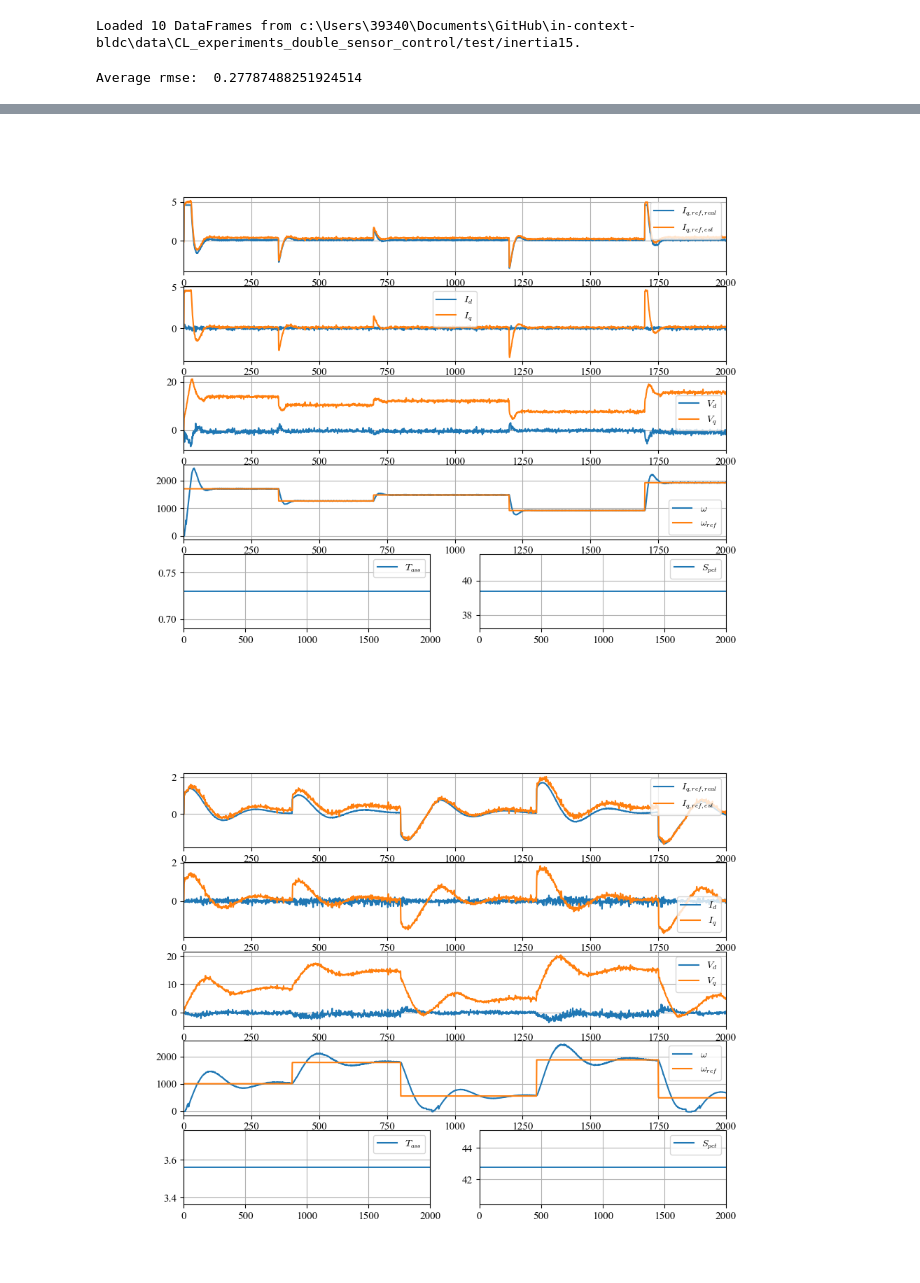
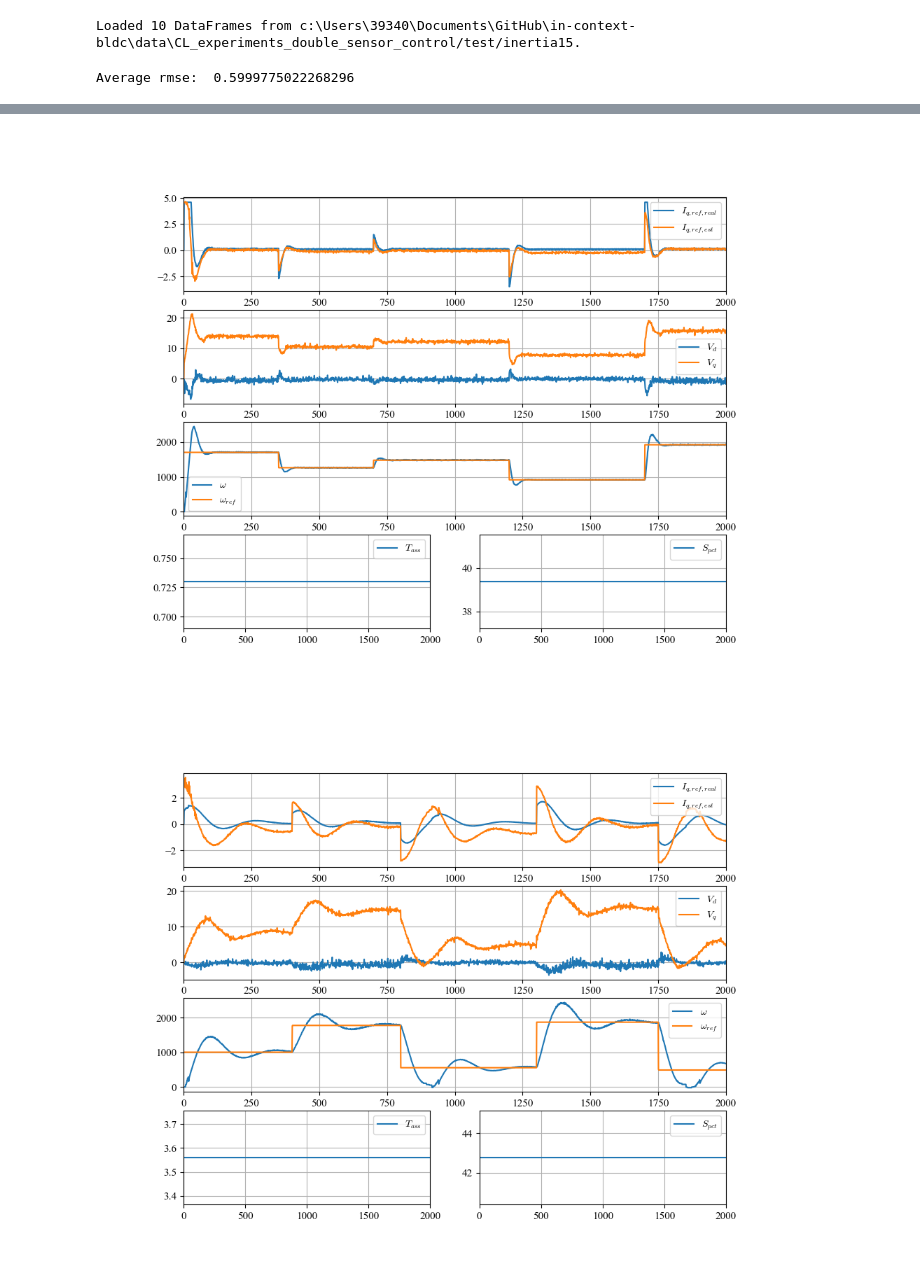
Before and after one commit to buswayne/in-context-bldc, a Jupyter notebook: speed_controller/test_zerostep_no_curr.ipynb, the cells around one changed output, grey strips where cells are left out. Drawn from its saved outputs; the diff is of its cells as text; code cells hidden in the pictures.

```diff
--- a/speed_controller/test_zerostep_no_curr.ipynb
+++ b/speed_controller/test_zerostep_no_curr.ipynb
@@ -31,7 +31,7 @@ plt.rcParams['axes.xmargin']=0
 # Overall settings
 out_dir = "out_no_curr"
 
-model_name = "test_20k.pt"
+model_name = "test_no_curr_20k.pt"
 # model_name = "model_high_speed.pt"
 
 current_path = os.getcwd().split("in-context-bldc")[0]
@@ -194,7 +207,7 @@ for i in range(df_len):
 
 print("Average rmse: ", rmse.mean())
 # %% [output]
-Average rmse:  0.27787488251924514
+Average rmse:  0.5999775022268296
 # %%
 # show the first 10 experiments
 for i in range(10):
@@ -206,27 +219,24 @@ for i in range(10):
     # print(y_full_np.shape)
     # print(u_full_np.shape)
     fig = plt.figure(figsize=(10,8))
-    ax1 = fig.add_subplot(5,1,1)
+    ax1 = fig.add_subplot(4,1,1)
     ax1.plot(y_full_np[i])
     ax1.plot(y_pred_np[i])
     ax1.legend([r'$I_{q,ref,real}$',r'$I_{q,ref,est}$'])
-    ax2 = fig.add_subplot(5,1,2)
-    ax2.plot(u_full_np[i,:,0])
-    ax2.plot(u_full_np[i,:,1])
-    ax2.legend([r'$I_{d}$',r'$I_{q}$'])
-    ax3 = fig.add_subplot(5,1,3)
-    ax3.plot(u_full_np[i,:,2])
-    ax3.plot(u_full_np[i,:,3])
+
+    ax3 = fig.add_subplot(4,1,2)
+    ax3.plot(u_full_np[i,:,0])
+    ax3.plot(u_full_np[i,:,1])
     ax3.legend([r'$V_{d}$',r'$V_{q}$'])
-    ax4 = fig.add_subplot(5,1,4)
-    ax4.plot(u_full_np[i,:,4])
-    ax4.plot(u_full_np[i,:,5])
+    ax4 = fig.add_subplot(4,1,3)
+    ax4.plot(u_full_np[i,:,2])
+    ax4.plot(u_full_np[i,:,3])
     ax4.legend([r'$\omega$',r'$\omega_{ref}$'])
-    ax5 = fig.add_subplot(5,2,9)
-    ax5.plot(u_full_np[i,:,6])
+    ax5 = fig.add_subplot(4,2,7)
+    ax5.plot(u_full_np[i,:,4])
     ax5.legend([r'$T_{ass}$'])
-    ax6 = fig.add_subplot(5,2,10)
-    ax6.plot(u_full_np[i,:,7])
+    ax6 = fig.add_subplot(4,2,8)
+    ax6.plot(u_full_np[i,:,5])
     ax6.legend([r'$S_{pct}$'])
 
 
@@ -239,2 +249,2 @@ for i in range(10):
-[figure, old version]
+[figure, new version]
-[figure, old version]
+[figure, new version]
```
Also changed, not shown: parts of 5 cells of this notebook, 29 other files.
